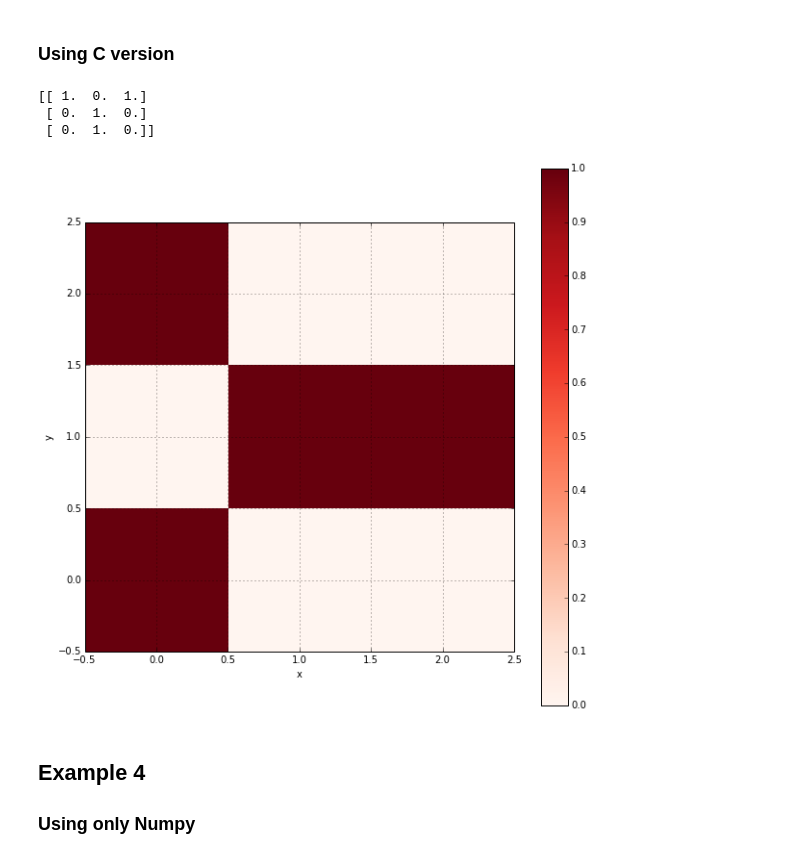
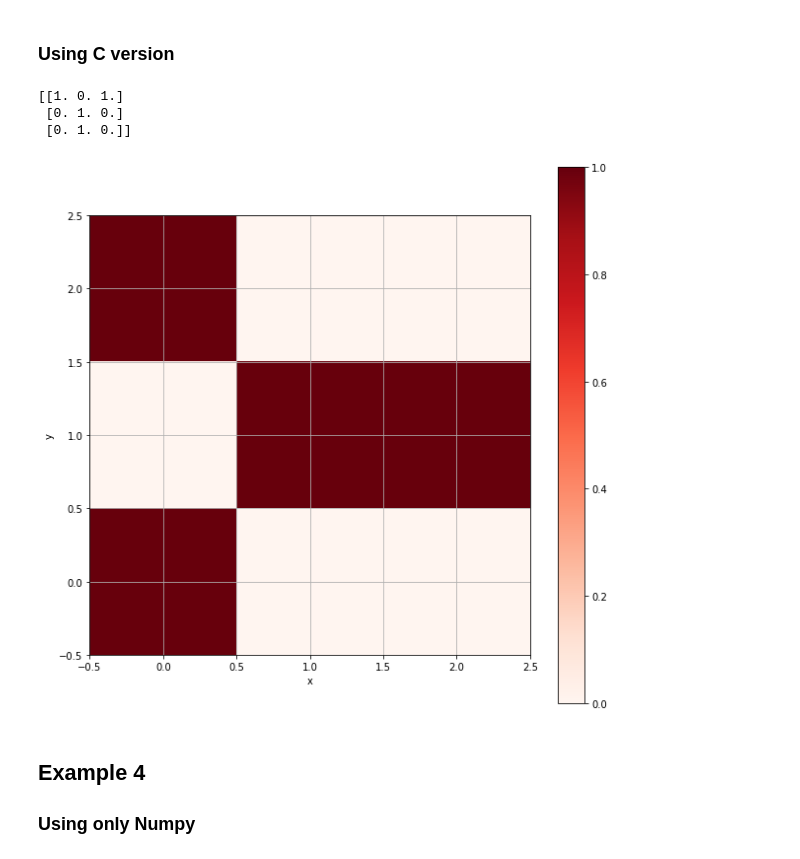
Before and after one commit to ricardodeazambuja/DTW, a Jupyter notebook: Dynamic_Time_Warping.ipynb, the cells around one changed output. Drawn from its saved outputs; the diff is of its cells as text; code cells hidden in the pictures.

```diff
--- a/Dynamic_Time_Warping.ipynb
+++ b/Dynamic_Time_Warping.ipynb
@@ -485,14 +196,14 @@ distance_cost_plot(dist)
 # %% [markdown]
 ### Using C version
 # %%
-dist=dtw_C.distances_matrix(x,y)
-print dist
+dist=distances_matrix(x,y)
+print(dist)
 distance_cost_plot(dist)
 # %% [output]
-[[ 1.  0.  1.]
- [ 0.  1.  0.]
- [ 0.  1.  0.]]
+[[1. 0. 1.]
+ [0. 1. 0.]
+ [0. 1. 0.]]
-[figure, old version]
+[figure, new version]
 # %% [markdown]
 ## Example 4
 ### Using only Numpy
```
Also changed, not shown: parts of 51 cells of this notebook.
